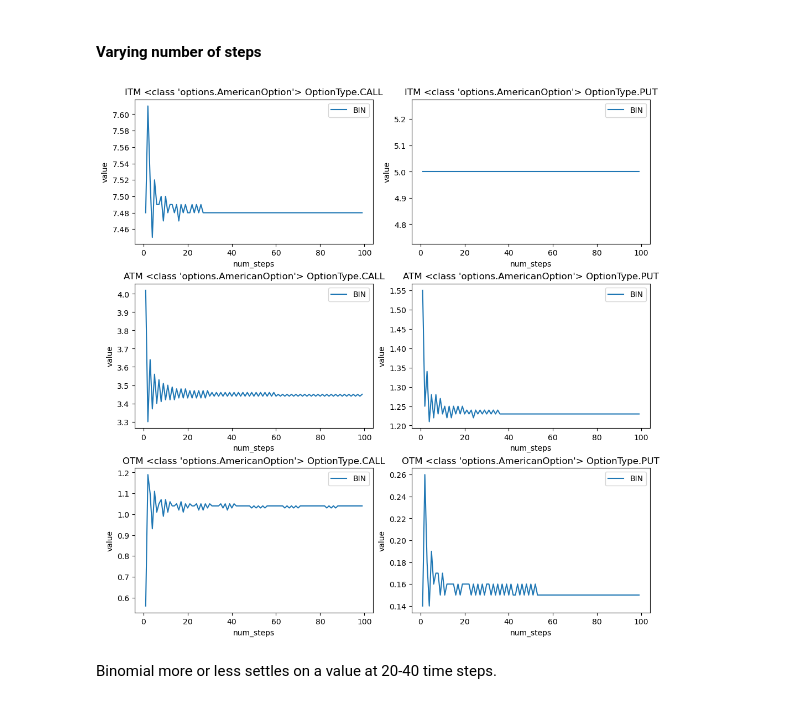
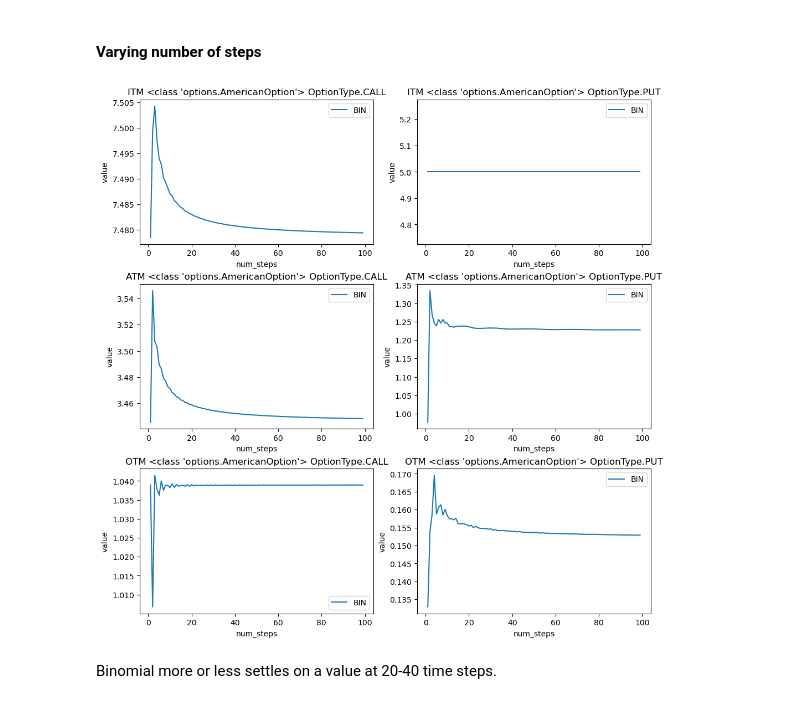
Before and after one commit to recurze/OptionPricing, a Jupyter notebook: visualization.ipynb, the cells around one changed output. Drawn from its saved outputs; the diff is of its cells as text; code cells hidden in the pictures.

```diff
--- a/visualization.ipynb
+++ b/visualization.ipynb
@@ -188,54 +176,30 @@ vary_t(call_options, put_options)
 call_options = {
     "ITM": options.AmericanOption(
         option_type=options.OptionType.CALL,
-        underlying=options.Stock("AAPL", 100),
-        dividend_yield=None,
-        qty=1,
-        strike_price=95,
-        expiration_date=datetime.date.today() + datetime.timedelta(days=90),
+        K=95,
     ),
     "ATM": options.AmericanOption(
         option_type=options.OptionType.CALL,
-        underlying=options.Stock("AAPL", 100),
-        dividend_yield=None,
-        qty=1,
-        strike_price=100,
-        expiration_date=datetime.date.today() + datetime.timedelta(days=90),
+        K=100,
     ),
     "OTM": options.AmericanOption(
         option_type=options.OptionType.CALL,
-        underlying=options.Stock("AAPL", 100),
-        dividend_yield=None,
-        qty=1,
-        strike_price=105,
-        expiration_date=datetime.date.today() + datetime.timedelta(days=90),
+        K=105,
     ),
 }
 
 put_options = {
     "ITM": options.AmericanOption(
         option_type=options.OptionType.PUT,
-        underlying=options.Stock("AAPL", 100),
-        dividend_yield=None,
-        qty=1,
-        strike_price=105,
-        expiration_date=datetime.date.today() + datetime.timedelta(days=90),
+        K=105,
     ),
     "ATM": options.AmericanOption(
         option_type=options.OptionType.PUT,
-        underlying=options.Stock("AAPL", 100),
-        dividend_yield=None,
-        qty=1,
-        strike_price=100,
-        expiration_date=datetime.date.today() + datetime.timedelta(days=90),
+        K=100,
     ),
     "OTM": options.AmericanOption(
         option_type=options.OptionType.PUT,
-        underlying=options.Stock("AAPL", 100),
-        dividend_yield=None,
-        qty=1,
-        strike_price=95,
-        expiration_date=datetime.date.today() + datetime.timedelta(days=90),
+        K=95,
     ),
 }
 # %% [markdown]
@@ -267,22 +231,27 @@ vary_t(call_options, put_options)
 # %%
 def vary_num_steps_bin(call_options, put_options, num_steps_range=range(1, 100)):
     fig, axes = plt.subplots(
         ncols=2,
         nrows=3,
         figsize=(10, 10),
         constrained_layout=True
     )
 
+    S = 100
+    r = 0.1
+    q = 0
+    vol = 0.1
+    T = 3/12
     for call_or_put_options in [call_options, put_options]:
         for i, (moneyness, option) in enumerate(call_or_put_options.items()):
             ax = axes[i, 0 if option.is_call() else 1]
-            bin_prices = [binomial.price_option(option, risk_free_rate=0.1, volatility=0.1, time_to_maturity_in_years=3/12, num_steps=num_steps) for num_steps in num_steps_range]
+            bin_prices = [binomial.price_option(option, S, r, q, vol, T, num_steps=num_steps) for num_steps in num_steps_range]
             prices = [('BIN', bin_prices)]
             plot(ax, prices, num_steps_range, 'num_steps', 'value', f"{moneyness} {type(option)} {option.option_type}")
 
 vary_num_steps_bin(call_options, put_options)
 # %% [output]
-[figure, old version]
+[figure, new version]
 # %% [markdown]
 Binomial more or less settles on a value at 20-40 time steps.
 # %%
```
Also changed, not shown: parts of 21 cells of this notebook.
